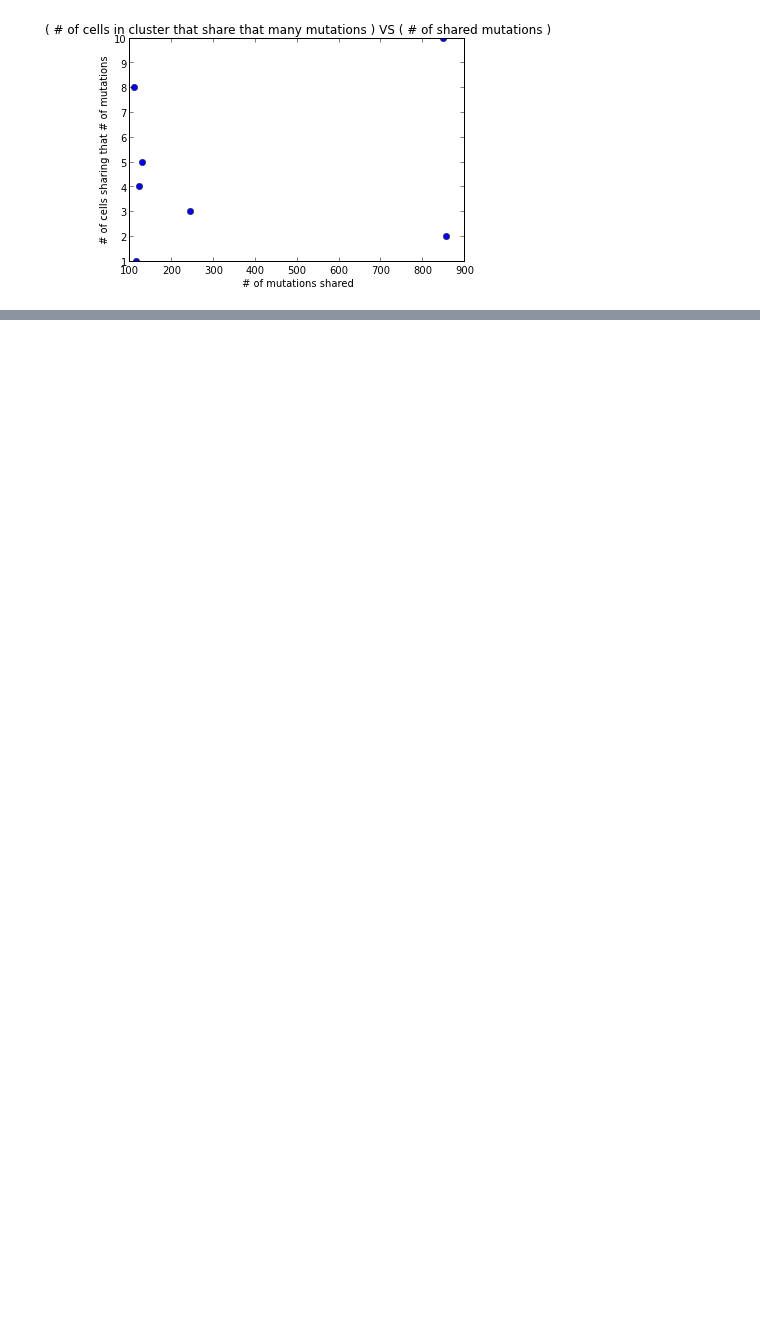
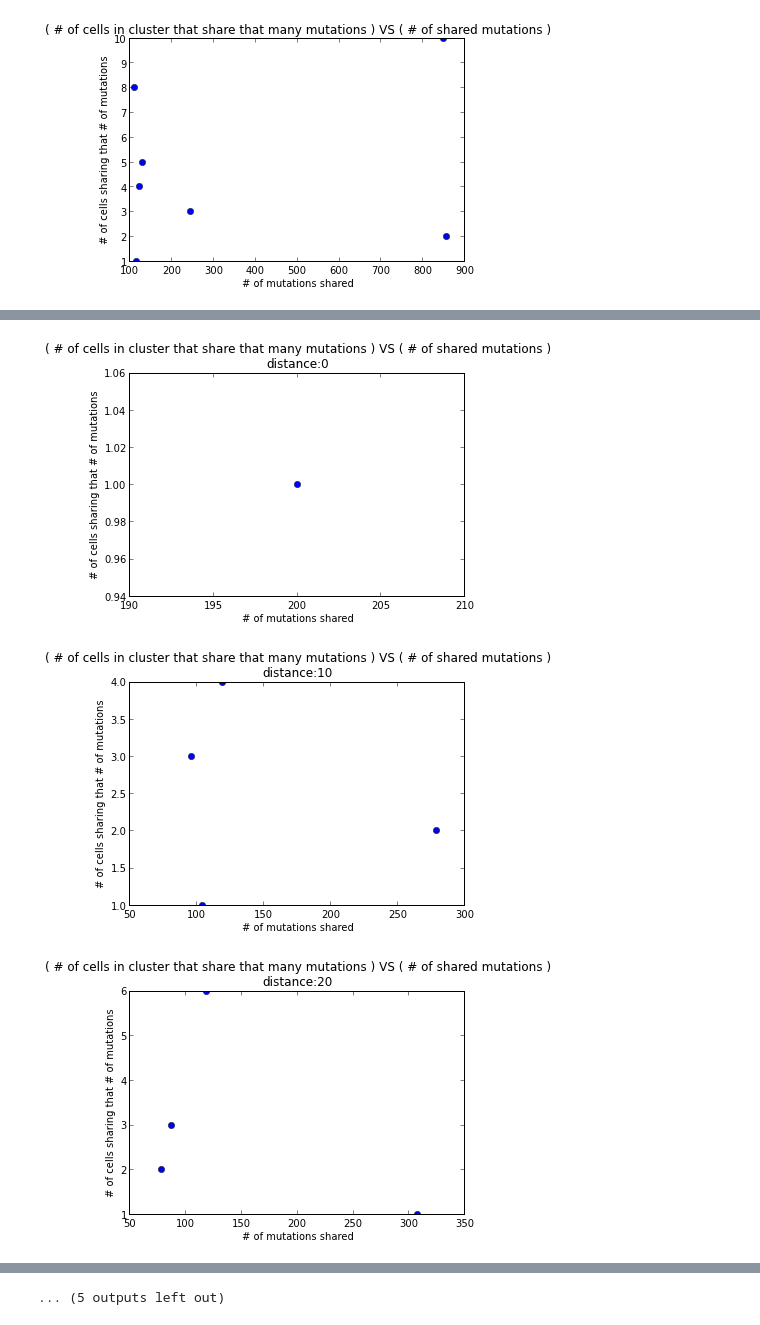
Before and after one commit to zafarali/metastasis, a Jupyter notebook: tst-frequency-analysis.ipynb, the cells around one changed output, grey strips where cells are left out. Saved outputs shown, nothing was run; the diff lists cells and outputs as text; code cells hidden in the pictures; blank space fills up the shorter version.

```diff
--- a/tst-frequency-analysis.ipynb
+++ b/tst-frequency-analysis.ipynb
@@ -93,0 +53,7 @@ nearest(38.15,116.55,0, radius=10)
+# %%
+for search_result in cluster_search_results:
+    PostProcess.plot_frequency_graph(search_result[1], title='distance:'+str(search_result[0]))
+# %% [output]
+[figure, added]
+[figure, added]
+[figure, added]
@@ -93,0 +69 @@ nearest(38.15,116.55,0, radius=10)
+... (5 outputs left out)
```
Also changed, not shown: parts of 11 cells of this notebook.
